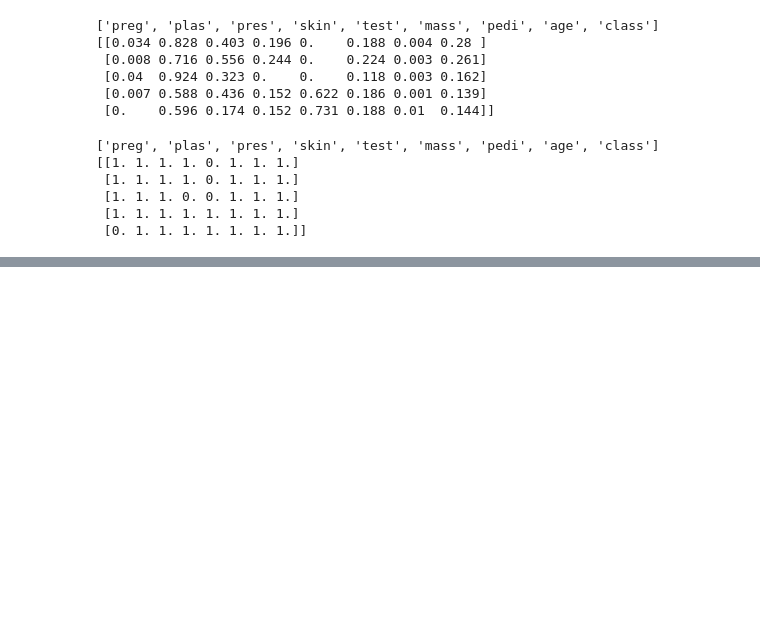
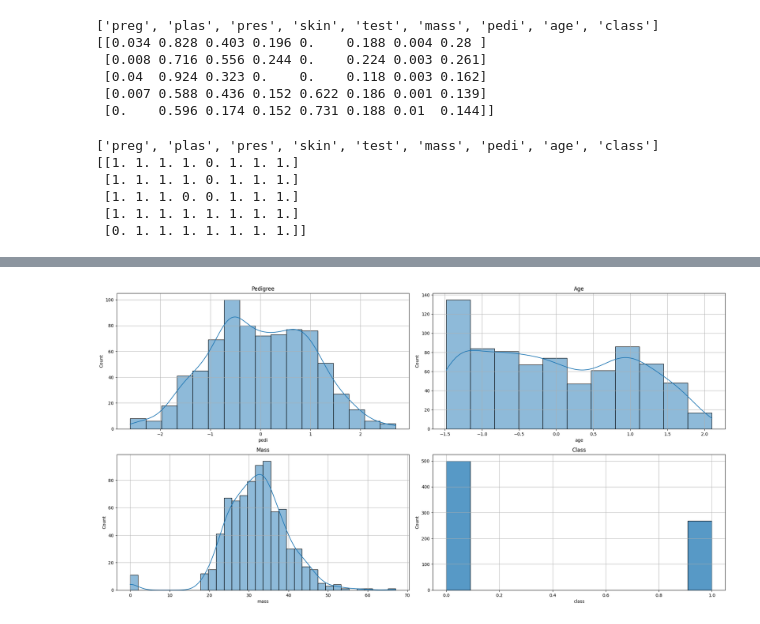
Before and after one commit to francoCarMar/Ciencia-de-datos-con-python, a Jupyter notebook: Transformacion_de_datos.ipynb, the cells around one changed output, grey strips where cells are left out. Saved outputs shown, nothing was run; the diff lists cells and outputs as text; code cells hidden in the pictures; blank space fills up the shorter version.

```diff
--- a/Transformacion_de_datos.ipynb
+++ b/Transformacion_de_datos.ipynb
@@ -87,0 +119,19 @@ print(binarized_X[0:5, :])
+# %%
+from sklearn.preprocessing import PowerTransformer
+# extraer caracteristicas con sesgo
+features = data[['pedi', 'age']]
+pt = PowerTransformer(method='box-cox', standardize=True)
+skl_boxcox = pt.fit(features)
+calc_lambdas = skl_boxcox.lambdas_
+skl_boxcox = skl_boxcox.transform(features)
+df_features = pd.DataFrame(data = skl_boxcox, columns = ['pedi', 'age'])
+
+# Pasar las caracteristicas transformadas al dataset original
+data.drop(['pedi'], axis = 1, inplace = True)
+data.drop(['age'], axis = 1, inplace = True)
+df_data = pd.concat([data, df_features], axis = 1)
+cols = df_data.columns.tolist()
+cols = cols[-1:] + cols[:-1]
+cols = cols[-1:] + cols[:-1]
+df_data = df_data[cols]
+df_data
@@ -87,0 +152,27 @@ print(binarized_X[0:5, :])
+# %%
+plt.figure(figsize=(20, 20))
+
+plt.subplot(421)
+sns.histplot(df_data['pedi'], kde=True)
+plt.title('Pedigree')
+plt.grid(True)
+
+plt.subplot(422)
+sns.histplot(df_data['age'], kde=True)
+plt.title('Age')
+plt.grid(True)
+
+plt.subplot(423)
+sns.histplot(df_data['mass'], kde=True)
+plt.title('Mass')
+plt.grid(True)
+
+plt.subplot(424)
+sns.histplot(df_data['class'], kde=False)  # class parece categórica
+plt.title('Class')
+plt.grid(True)
+
+plt.tight_layout()
+plt.show()
+# %% [output]
+[figure, added]
```
Also changed, not shown: parts of 2 cells of this notebook.
